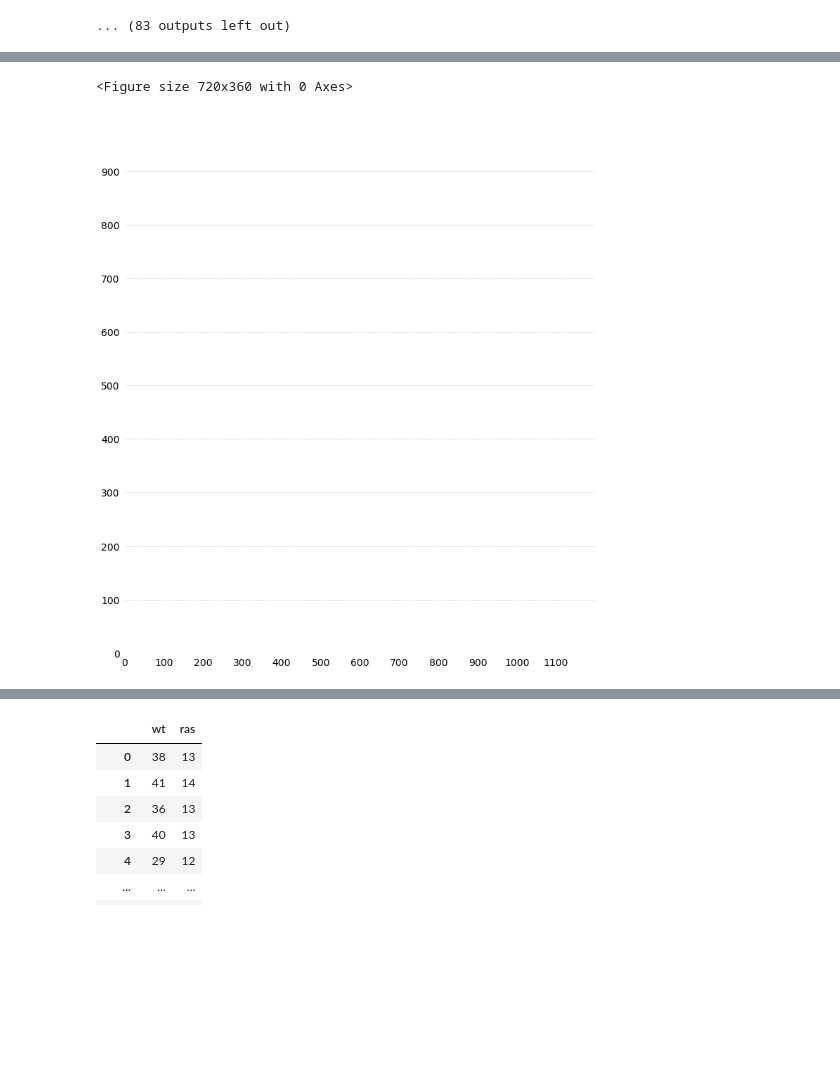
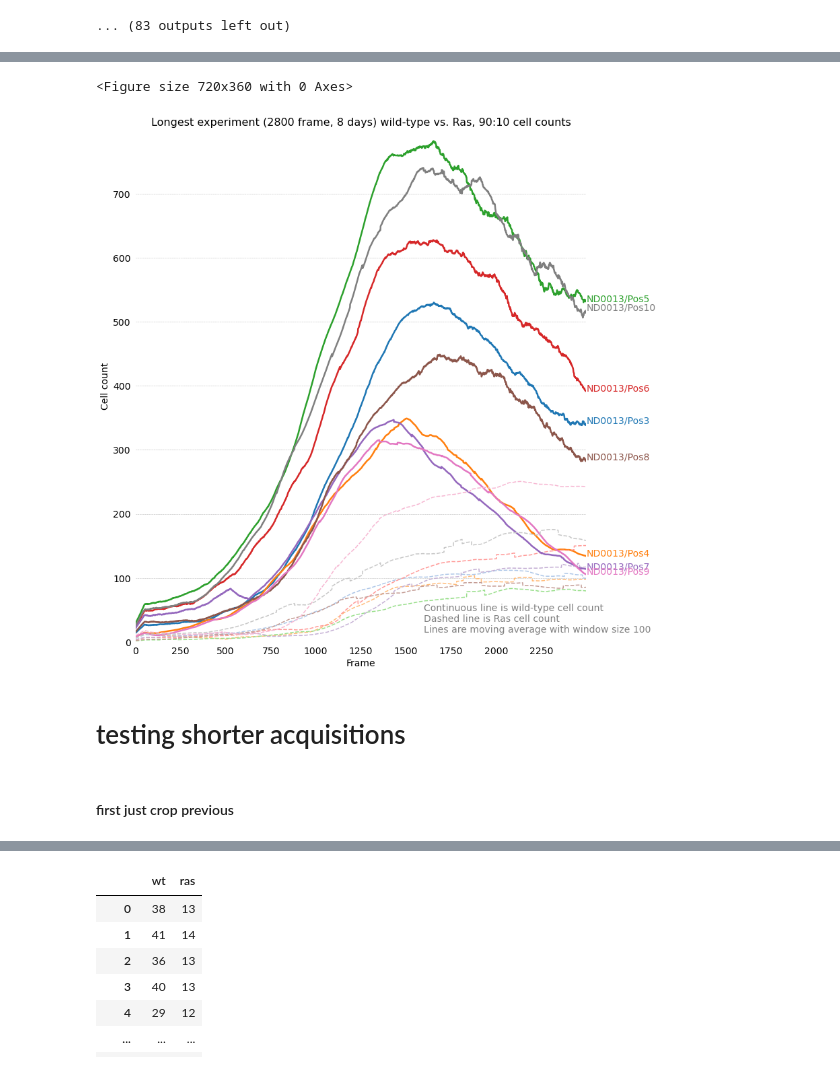
Before and after one commit to nthndy/cell-comp-analysis, a Jupyter notebook: cell_counts/Rashenanigans.ipynb, the cells around one changed output, grey strips where cells are left out. Saved outputs shown, nothing was run; the diff lists cells and outputs as text; code cells hidden in the pictures; blank space fills up the shorter version.

Commit message:
mucking about with early ras data

```diff
--- a/cell_counts/Rashenanigans.ipynb
+++ b/cell_counts/Rashenanigans.ipynb
@@ -328,0 +337,4 @@ NameError: name 'cell_count' is not defined
+# %%
+file = open('/home/nathan/data/results/ras/cell_count.json')
+# %%
+cell_count = json.load(file)
@@ -338,3 +396,13 @@ len(cell_count_9901['ND0010/Pos6']['wt'])
+# %%
+#myco neg, induced comp but non facs sorted
+expts_9010 = ['ND0013/Pos3',
+'ND0013/Pos4',
+'ND0013/Pos5',
+'ND0013/Pos6',
+'ND0013/Pos7',
+'ND0013/Pos8',
+'ND0013/Pos9',
+'ND0013/Pos10']
 # %%
-length = 1200# len(cell_count['ND0010/Pos10']['wt'])
-max_N_cell = 1000
+length = 2500# len(cell_count['ND0010/Pos10']['wt'])
+max_N_cell = 800
@@ -346,37 +463,46 @@ ax.set_prop_cycle(color=[
     '#d62728', '#ff9896', '#9467bd', '#c5b0d5', '#8c564b', '#c49c94',
     '#e377c2', '#f7b6d2', '#7f7f7f', '#c7c7c7', '#bcbd22', '#dbdb8d',
     '#17becf', '#9edae5'])
 ax.spines[:].set_visible(False)
 ax.xaxis.tick_bottom()
 ax.yaxis.tick_left()
 ax.set_xlim(0, length)
 ax.set_ylim(0, max_N_cell)
 # # Set a fixed location and format for ticks.
-ax.set_xticks(range(0, length, 100))
+ax.set_xticks(range(0, length, 250))
 ax.set_yticks(range(0, max_N_cell, 100))
 # # Use automatic StrMethodFormatter creation
 ax.xaxis.set_major_formatter('{x:.0f}')# frames')
 ax.yaxis.set_major_formatter('{x:.0f}')#' cells')
 # # Provide tick lines across the plot to help your viewers trace along
 # the axis ticks. Make sure that the lines are light and small so they
 # don't obscure the primary data lines.
 ax.grid(True, 'major', 'y', ls='--', lw=.5, c='k', alpha=.3)
 # Remove the tick marks; they are unnecessary with the tick lines we just
 # plotted. Make sure your axis ticks are large enough to be easily read.
 # You don't want your viewers squinting to read your plot.
 ax.tick_params(axis='both', which='both', labelsize=14,
                bottom=False, top=False, labelbottom=True,
                left=False, right=False, labelleft=True)
 wt_count = []
-for expt in cell_count_9901:
-    wt_count = movingaverage(cell_count_9901[expt]['wt'], 100)
+for expt in expts_9010:
+    wt_count = movingaverage(cell_count[expt]['wt'], 100)
     line, = ax.plot(wt_count, lw = 2.5)
-    y_pos = wt_count[-1] + 20
+    y_pos = wt_count[length]# + 5
     ax.text(length, y_pos, expt, fontsize=14, color=line.get_color())
 
-    ras_count = movingaverage(cell_count_9901[expt]['ras'], 100)
-    line, = ax.plot(ras_count)
+    ras_count = movingaverage(cell_count[expt]['ras'], 100)
+    line, = ax.plot(ras_count, ls = 'dashed')
+plt.text(1600, 15, 'Continuous line is wild-type cell count \nDashed line is Ras cell count\nLines are moving average with window size 100', fontsize=14, c = 'gray' )
+plt.title('Longest experiment (2800 frame, 8 days) wild-type vs. Ras, 90:10 cell counts',  fontsize=16,)
+plt.xlabel('Frame',  fontsize=14,)
+plt.ylabel('Cell count',  fontsize=14,)
+plt.savefig('/home/nathan/data/results/ras/cell_counts/graphs/ND13_9010_wtras_smoothed.pdf', bbox_inches = 'tight')
 plt.show()
 # %% [output]
 <Figure size 720x360 with 0 Axes>
-[figure, old version]
+[figure, new version]
+# %% [markdown]
+# testing shorter acquisitions
+# %% [markdown]
+#### first just crop previous
```
Also changed, not shown: parts of 87 cells of this notebook.
